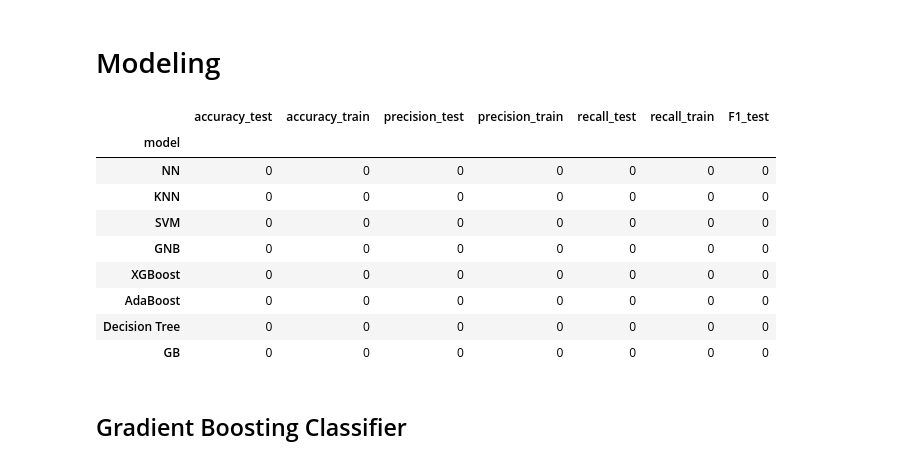
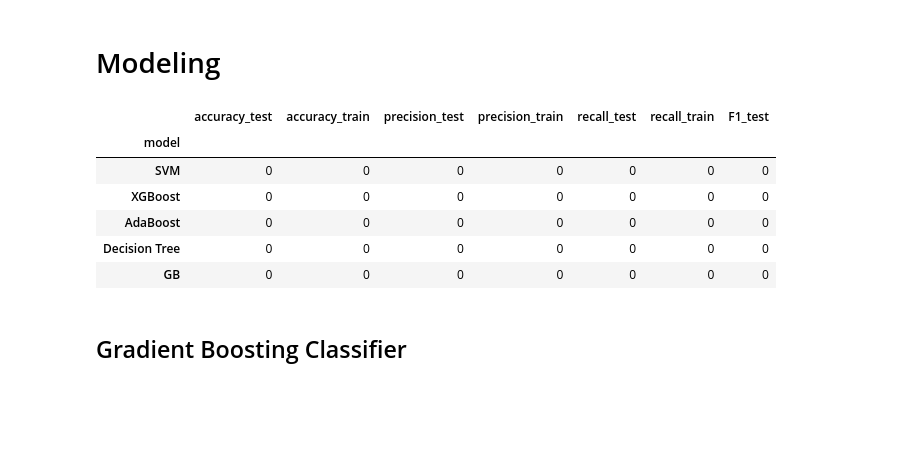
Before and after one commit to mlgomez0/advanced_python_project, a Jupyter notebook: notebooks/climate_change/climate_change_II.ipynb, the cells around one changed output. Drawn from its saved outputs; the diff is of its cells as text; code cells hidden in the pictures; blank space fills up the shorter version.

```diff
--- a/notebooks/climate_change/climate_change_II.ipynb
+++ b/notebooks/climate_change/climate_change_II.ipynb
@@ -478,25 +478,22 @@ def print_metrics(y_test, y_pred, label):
 # %%
 # Setting up a dataframe to store the results
 df_models_explorations = pd.DataFrame({
-    "model": ["NN", "KNN", "SVM", "GNB", "XGBoost", "AdaBoost", "Decision Tree", "GB"],
-    "accuracy_test": [0, 0, 0, 0, 0, 0, 0, 0],
-    "accuracy_train": [0, 0, 0, 0, 0, 0, 0, 0],
-    "precision_test": [0, 0, 0, 0, 0, 0, 0, 0],
-    "precision_train": [0, 0, 0, 0, 0, 0, 0, 0],
-    "recall_test": [0, 0, 0, 0, 0, 0, 0, 0],
-    "recall_train": [0, 0, 0, 0, 0, 0, 0, 0],
-    "F1_test": [0, 0, 0, 0, 0, 0, 0, 0],
-    "F1_test": [0, 0, 0, 0, 0, 0, 0, 0]
+    "model": ["SVM", "XGBoost", "AdaBoost", "Decision Tree", "GB"],
+    "accuracy_test": [0, 0, 0, 0, 0],
+    "accuracy_train": [0, 0, 0, 0, 0],
+    "precision_test": [0, 0, 0, 0, 0],
+    "precision_train": [0, 0, 0, 0, 0],
+    "recall_test": [0, 0, 0, 0, 0],
+    "recall_train": [0, 0, 0, 0, 0],
+    "F1_test": [0, 0, 0, 0, 0],
+    "F1_test": [0, 0, 0, 0, 0]
 })
 df_models_explorations.set_index('model', inplace=True)
 df_models_explorations
 # %% [output]
 |  | accuracy_test | accuracy_train | precision_test | precision_train | recall_test | recall_train | F1_test |
 | model |  |  |  |  |  |  |  |
-| NN | 0 | 0 | 0 | 0 | 0 | 0 | 0 |
-| KNN | 0 | 0 | 0 | 0 | 0 | 0 | 0 |
 | SVM | 0 | 0 | 0 | 0 | 0 | 0 | 0 |
-| GNB | 0 | 0 | 0 | 0 | 0 | 0 | 0 |
 | XGBoost | 0 | 0 | 0 | 0 | 0 | 0 | 0 |
 | AdaBoost | 0 | 0 | 0 | 0 | 0 | 0 | 0 |
 | Decision Tree | 0 | 0 | 0 | 0 | 0 | 0 | 0 |
```
Also changed, not shown: parts of 9 cells of this notebook, 1 other file.
